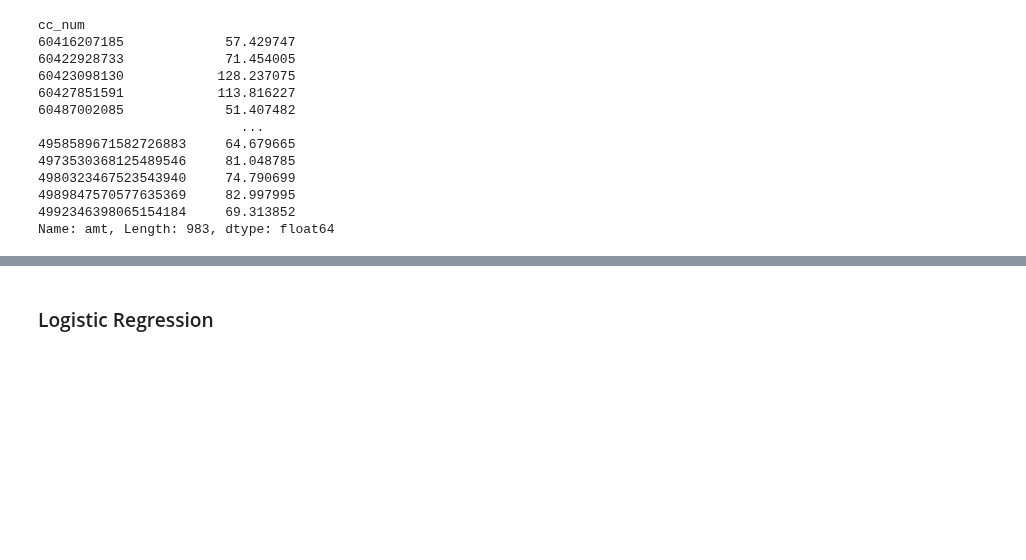
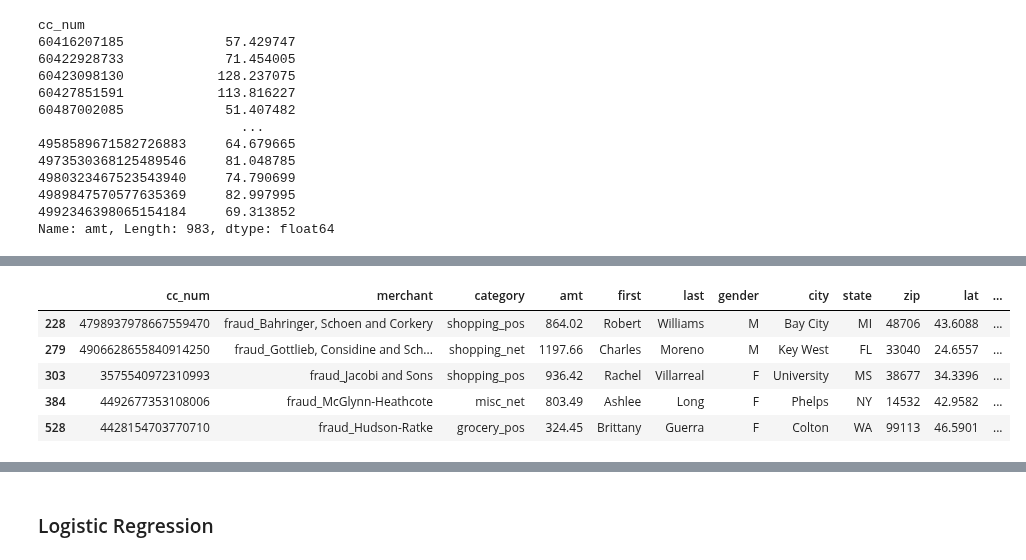
Before and after one commit to suhasmaddali/Credit-Card-Fraud-Detection, a Jupyter notebook: Credit Card Fraud Detection.ipynb, the cells around one changed output, grey strips where cells are left out. Saved outputs shown, nothing was run; the diff lists cells and outputs as text; code cells hidden in the pictures; blank space fills up the shorter version.

```diff
--- a/Credit Card Fraud Detection.ipynb
+++ b/Credit Card Fraud Detection.ipynb
@@ -345,0 +357,9 @@ state_fraud_percentage = X_train['state_fraud_percentage'] = df_train.groupby(by
+# %%
+fraud_df.head()
+# %% [output]
+|  | cc_num | merchant | category | amt | first | last | gender | city | state | zip | lat | ... |
+| 228 | 4798937978667559470 | fraud_Bahringer, Schoen and Corkery | shopping_pos | 864.02 | Robert | Williams | M | Bay City | MI | 48706 | 43.6088 | ... |
+| 279 | 4906628655840914250 | fraud_Gottlieb, Considine and Sch... | shopping_net | 1197.66 | Charles | Moreno | M | Key West | FL | 33040 | 24.6557 | ... |
+| 303 | 3575540972310993 | fraud_Jacobi and Sons | shopping_pos | 936.42 | Rachel | Villarreal | F | University | MS | 38677 | 34.3396 | ... |
+| 384 | 4492677353108006 | fraud_McGlynn-Heathcote | misc_net | 803.49 | Ashlee | Long | F | Phelps | NY | 14532 | 42.9582 | ... |
+| 528 | 4428154703770710 | fraud_Hudson-Ratke | grocery_pos | 324.45 | Brittany | Guerra | F | Colton | WA | 99113 | 46.5901 | ... |
```
Also changed, not shown: parts of 4 cells of this notebook.
